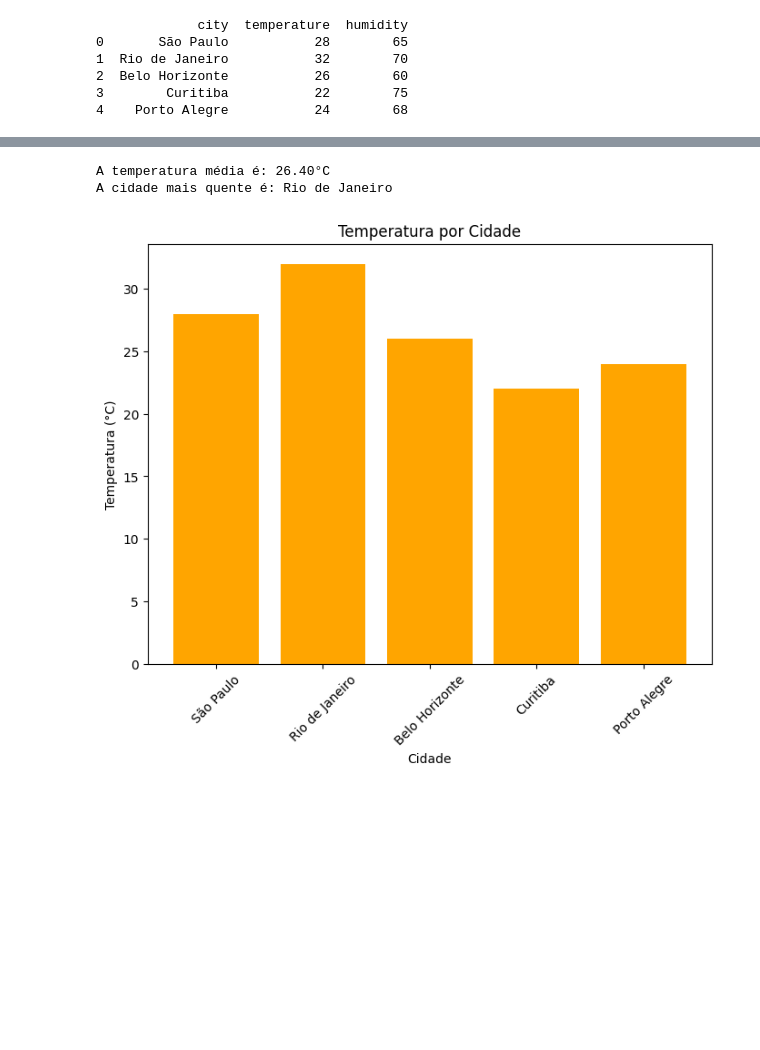
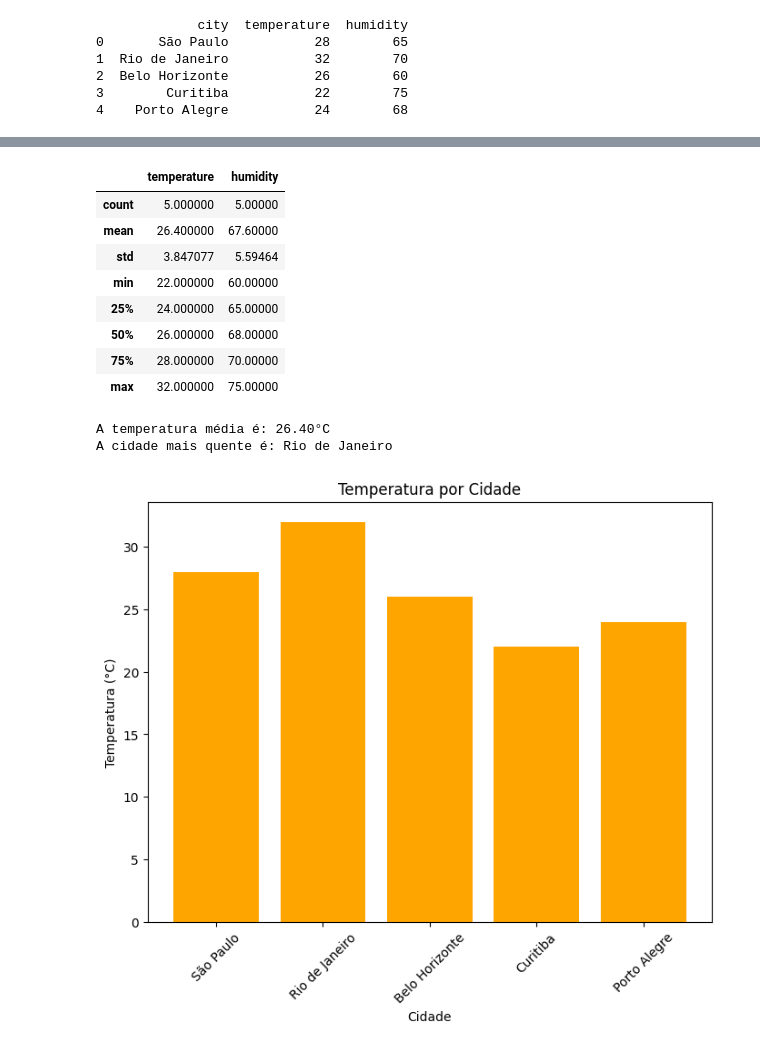
Before and after one commit to HyegoJarllys/DATA-PROJECT, a Jupyter notebook: data-engineering-basics/Mini-Project4.ipynb, the cells around one changed output, grey strips where cells are left out. Drawn from its saved outputs; the diff is of its cells as text; code cells hidden in the pictures; blank space fills up the shorter version.

```diff
--- a/data-engineering-basics/Mini-Project4.ipynb
+++ b/data-engineering-basics/Mini-Project4.ipynb
@@ -51,3 +64,15 @@ print(df)
+# %%
+df.describe()
+# %% [output]
+|  | temperature | humidity |
+| count | 5.000000 | 5.00000 |
+| mean | 26.400000 | 67.60000 |
+| std | 3.847077 | 5.59464 |
+| min | 22.000000 | 60.00000 |
+| 25% | 24.000000 | 65.00000 |
+| 50% | 26.000000 | 68.00000 |
+| 75% | 28.000000 | 70.00000 |
+| max | 32.000000 | 75.00000 |
 # %%
 #metricas
 temperatura_media= df["temperature"].mean()
```
Also changed, not shown: parts of 1 cell of this notebook.
